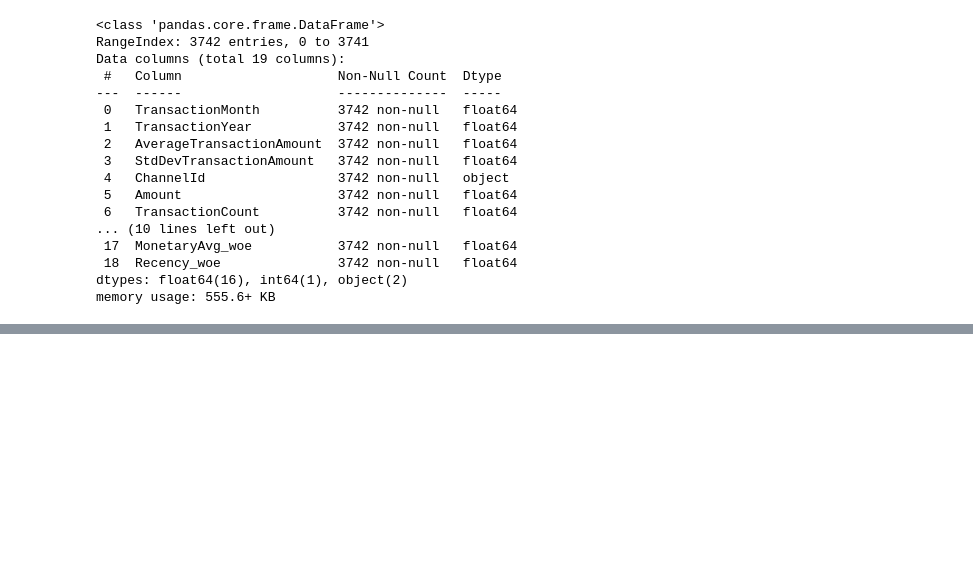
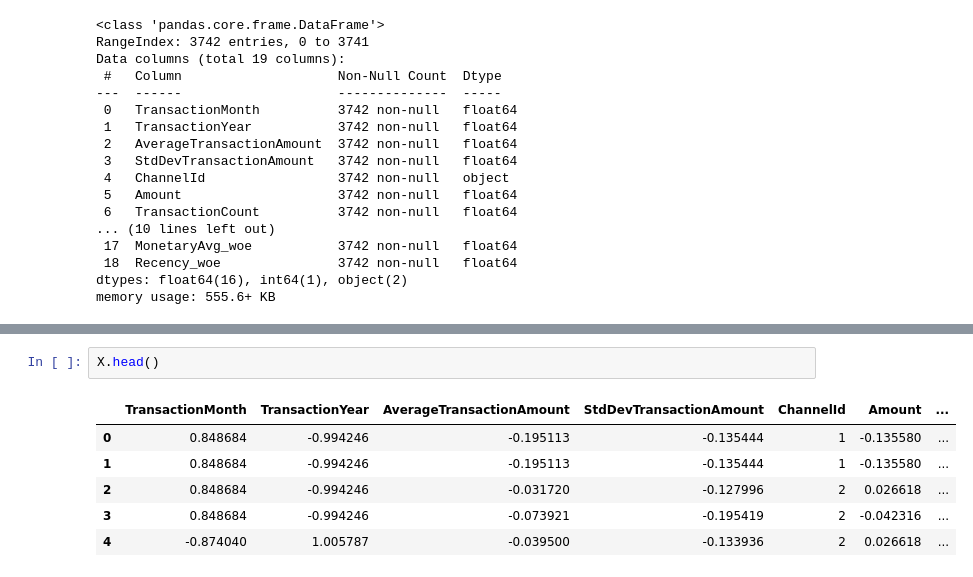
Before and after one commit to nebiyu-getachew/bati-bank-credit-scoring, a Jupyter notebook: notebooks/task_4.ipynb, the cells around one changed output, grey strips where cells are left out. Drawn from its saved outputs; the diff is of its cells as text; blank space fills up the shorter version.

```diff
--- a/notebooks/task_4.ipynb
+++ b/notebooks/task_4.ipynb
@@ -73,0 +94,9 @@ memory usage: 555.6+ KB
+# %%
+X.head()
+# %% [output]
+|  | TransactionMonth | TransactionYear | AverageTransactionAmount | StdDevTransactionAmount | ChannelId | Amount | ... |
+| 0 | 0.848684 | -0.994246 | -0.195113 | -0.135444 | 1 | -0.135580 | ... |
+| 1 | 0.848684 | -0.994246 | -0.195113 | -0.135444 | 1 | -0.135580 | ... |
+| 2 | 0.848684 | -0.994246 | -0.031720 | -0.127996 | 2 | 0.026618 | ... |
+| 3 | 0.848684 | -0.994246 | -0.073921 | -0.195419 | 2 | -0.042316 | ... |
+| 4 | -0.874040 | 1.005787 | -0.039500 | -0.133936 | 2 | 0.026618 | ... |
```
Also changed, not shown: parts of 4 cells of this notebook.
